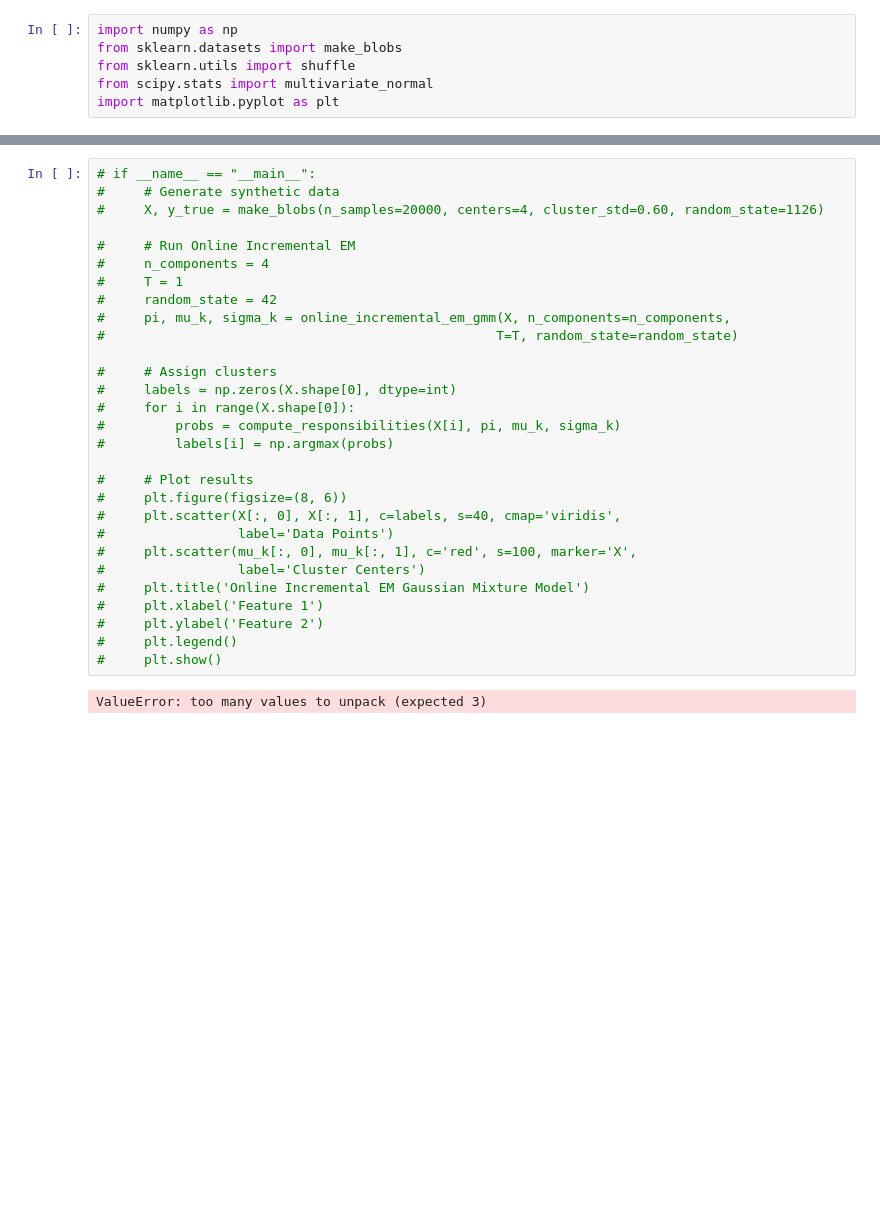
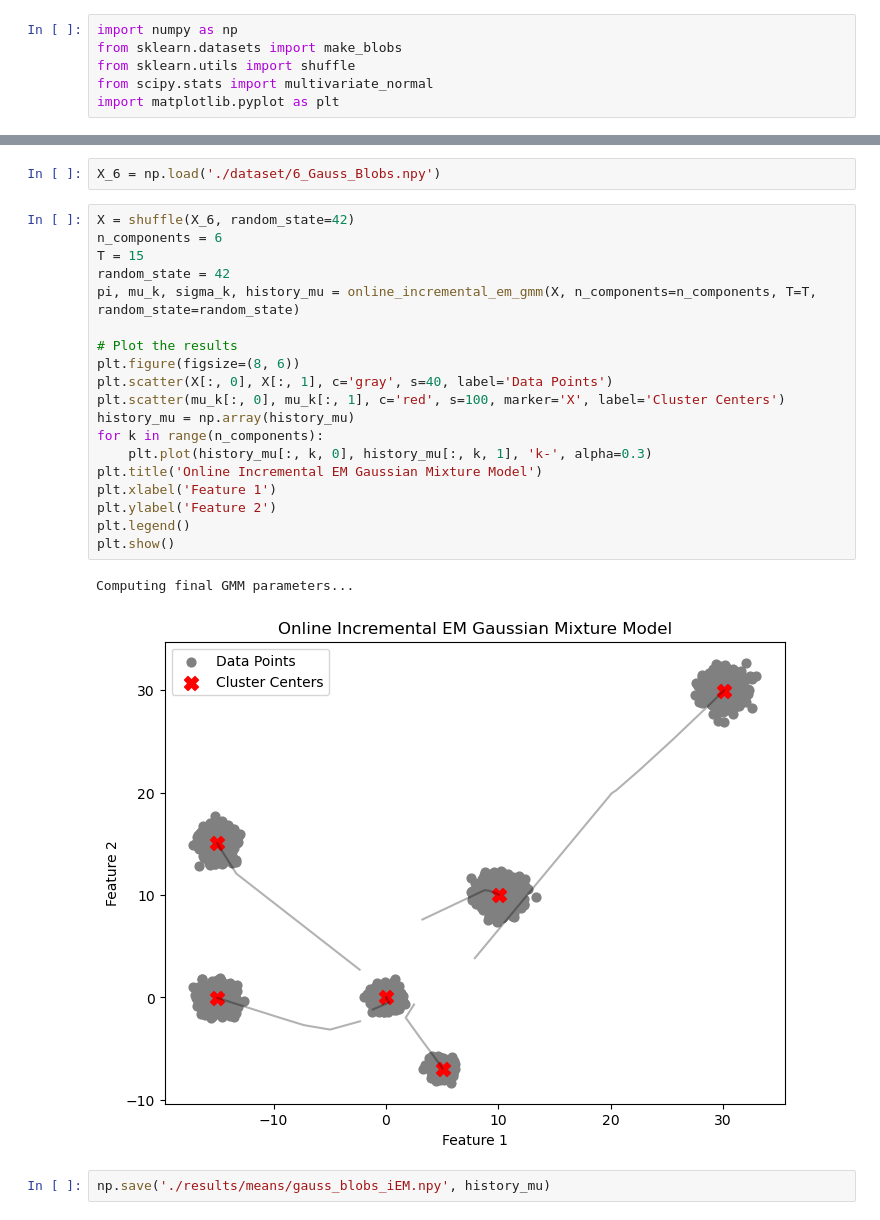
Before and after one commit to arnifreyrm/Online-GMM, a Jupyter notebook: incremental_EM.ipynb, the cells around one changed output, grey strips where cells are left out. Cells and saved outputs as stored; diff of their text form; blank space fills up the shorter version.

```diff
--- a/incremental_EM.ipynb
+++ b/incremental_EM.ipynb
@@ -433,31 +134,26 @@ if __name__ == "__main__":
+# %%
+X_6 = np.load('./dataset/6_Gauss_Blobs.npy')
 # %%
-# if __name__ == "__main__":
-#     # Generate synthetic data
-#     X, y_true = make_blobs(n_samples=20000, centers=4, cluster_std=0.60, random_state=1126)
+X = shuffle(X_6, random_state=42)
+n_components = 6
+T = 15
+random_state = 42
+pi, mu_k, sigma_k, history_mu = online_incremental_em_gmm(X, n_components=n_components, T=T, random_state=random_state)
 
-#     # Run Online Incremental EM
-#     n_components = 4
-#     T = 1
-#     random_state = 42
-#     pi, mu_k, sigma_k = online_incremental_em_gmm(X, n_components=n_components,
-#                                                  T=T, random_state=random_state)
-
-#     # Assign clusters
-#     labels = np.zeros(X.shape[0], dtype=int)
-#     for i in range(X.shape[0]):
-#         probs = compute_responsibilities(X[i], pi, mu_k, sigma_k)
-#         labels[i] = np.argmax(probs)
-
-#     # Plot results
-#     plt.figure(figsize=(8, 6))
-#     plt.scatter(X[:, 0], X[:, 1], c=labels, s=40, cmap='viridis',
-#                 label='Data Points')
-#     plt.scatter(mu_k[:, 0], mu_k[:, 1], c='red', s=100, marker='X',
-#                 label='Cluster Centers')
-#     plt.title('Online Incremental EM Gaussian Mixture Model')
-#     plt.xlabel('Feature 1')
-#     plt.ylabel('Feature 2')
-#     plt.legend()
-#     plt.show()
+# Plot the results
+plt.figure(figsize=(8, 6))
+plt.scatter(X[:, 0], X[:, 1], c='gray', s=40, label='Data Points')
+plt.scatter(mu_k[:, 0], mu_k[:, 1], c='red', s=100, marker='X', label='Cluster Centers')
+history_mu = np.array(history_mu)
+for k in range(n_components):
+    plt.plot(history_mu[:, k, 0], history_mu[:, k, 1], 'k-', alpha=0.3)
+plt.title('Online Incremental EM Gaussian Mixture Model')
+plt.xlabel('Feature 1')
+plt.ylabel('Feature 2')
+plt.legend()
+plt.show()
 # %% [output]
-ValueError: too many values to unpack (expected 3)
+Computing final GMM parameters...
+[figure, added]
+# %%
+np.save('./results/means/gauss_blobs_iEM.npy', history_mu)
```
Also changed, not shown: parts of 12 cells of this notebook, 4 other files.
